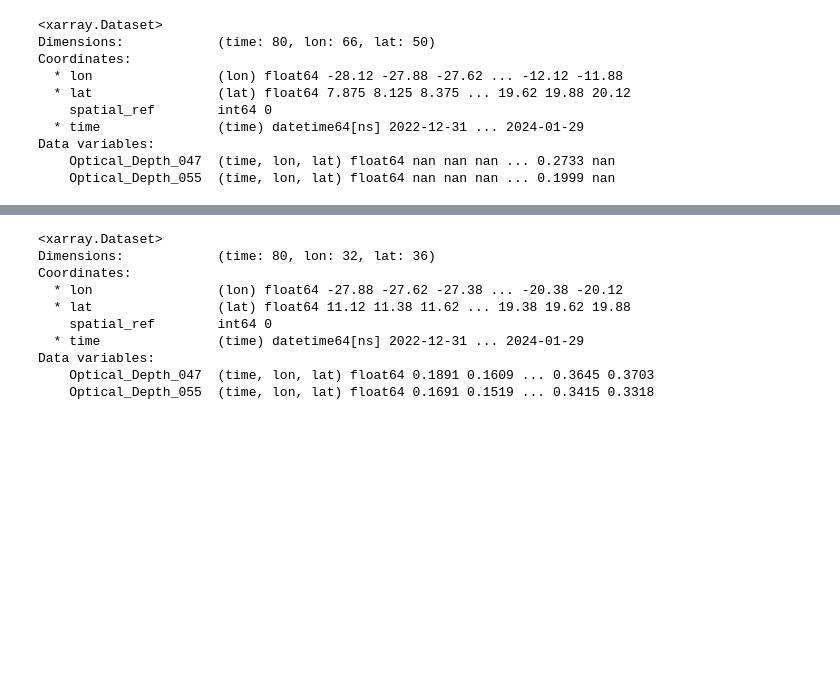
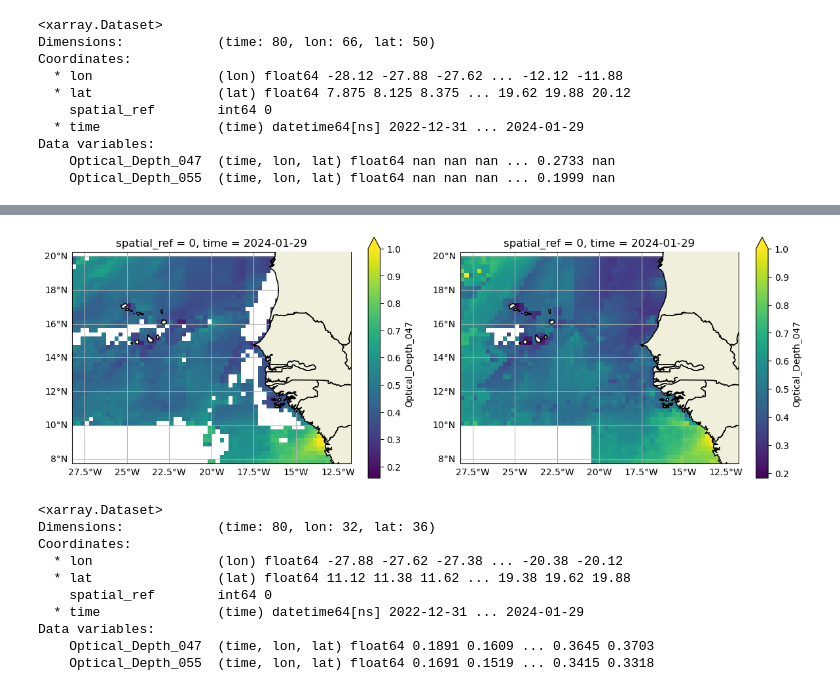
Before and after one commit to paramnav/WASCALMardata, a Jupyter notebook: notebooks/plotDustMaps.ipynb, the cells around one changed output, grey strips where cells are left out. Saved outputs shown, nothing was run; the diff lists cells and outputs as text; code cells hidden in the pictures; blank space fills up the shorter version.

```diff
--- a/notebooks/plotDustMaps.ipynb
+++ b/notebooks/plotDustMaps.ipynb
@@ -115,3 +117,44 @@ dust_caboverde_coarsen.sel(time="2023-10-14", method ="nearest").Optical_Depth_0
+# %%
+import cartopy
+import cartopy.feature as cfeature
+import matplotlib.pyplot as plt
+import numpy as np
+
+# Create a figure and axis with the specified projection
+fig, ax = plt.subplots(
+    1, 2,
+    subplot_kw={"projection": cartopy.crs.PlateCarree()},
+    figsize=(12, 4),
+    sharey=True)
+
+# Plot the dust data
+mean_over_time.sel(time="2024-01-29").transpose('lat', 'lon').Optical_Depth_047.plot.imshow(ax=ax[0], vmax=1)
+dust_caboverde_coarsen.sel(time="2024-01-29", method="nearest").transpose('lat', 'lon').Optical_Depth_047.plot.imshow(ax=ax[1], vmax=1)
+
+# Add coastlines
+for axis in ax:
+    axis.coastlines()
+
+# Add gridlines and tick labels for latitude and longitude
+for axis in ax:
+    gl = axis.gridlines(draw_labels=True)  # Add gridlines
+    gl.top_labels = False  # Remove top labels
+    gl.right_labels = False  # Remove right labels
+    gl.xlabel_style = {'size': 10}  # Latitude label font size
+    gl.ylabel_style = {'size': 10}  # Longitude label font size
+
+# Add land feature
+for axis in ax:
+    axis.add_feature(cfeature.LAND, zorder=100)
+
+# Add Natural Earth feature for Cabo Verde islands
+for axis in ax:
+    axis.add_feature(cfeature.NaturalEarthFeature('cultural', 'admin_0_countries', '10m', edgecolor='black', facecolor='none'), zorder=101)
+
+fig.tight_layout()
+plt.show()
+# %% [output]
+[figure, added]
 # %%
 dust_caboverde_coarsen.to_netcdf("dust_caboverde_coarsen.nc")
 # %%
```
Also changed, not shown: parts of 5 cells of this notebook, 2 other files.
